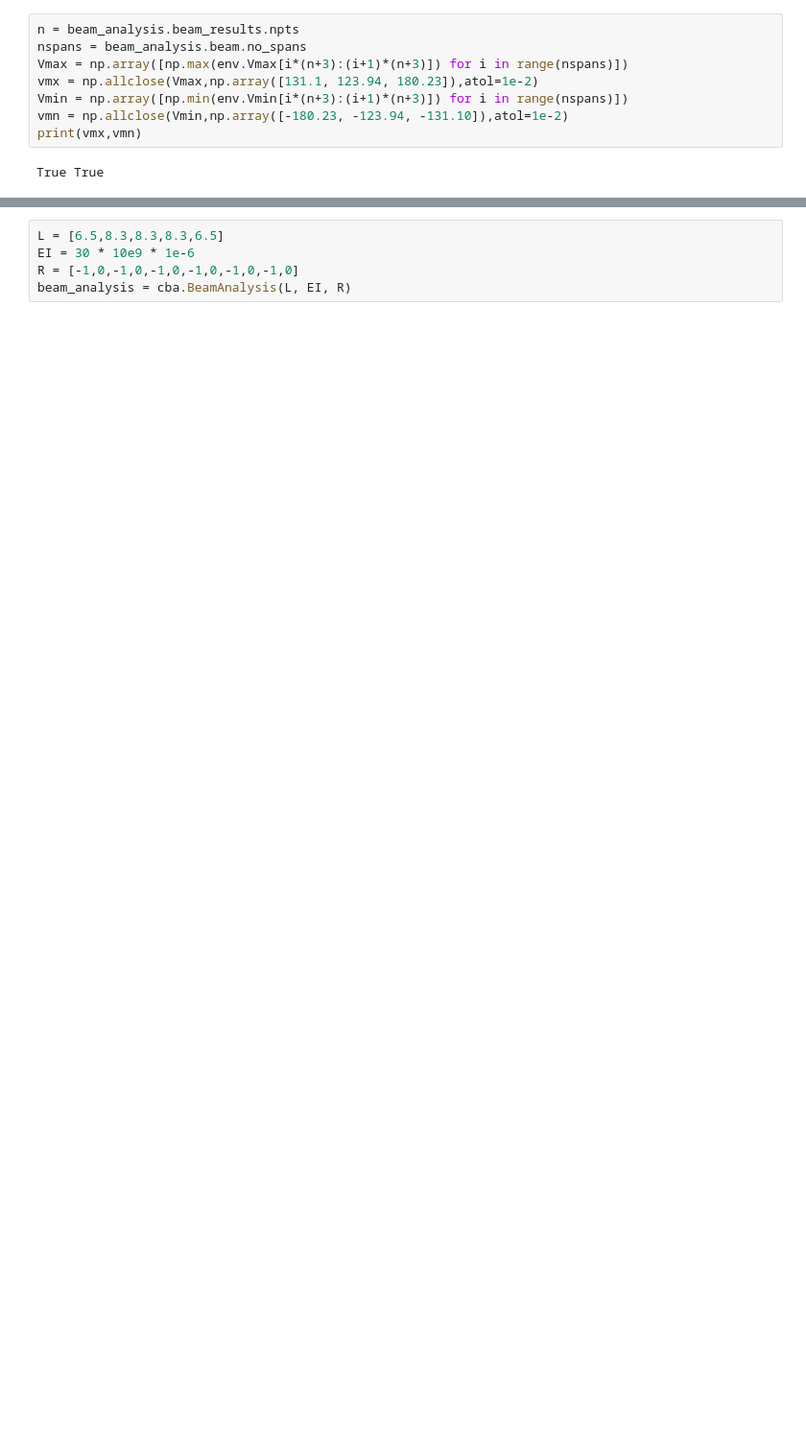
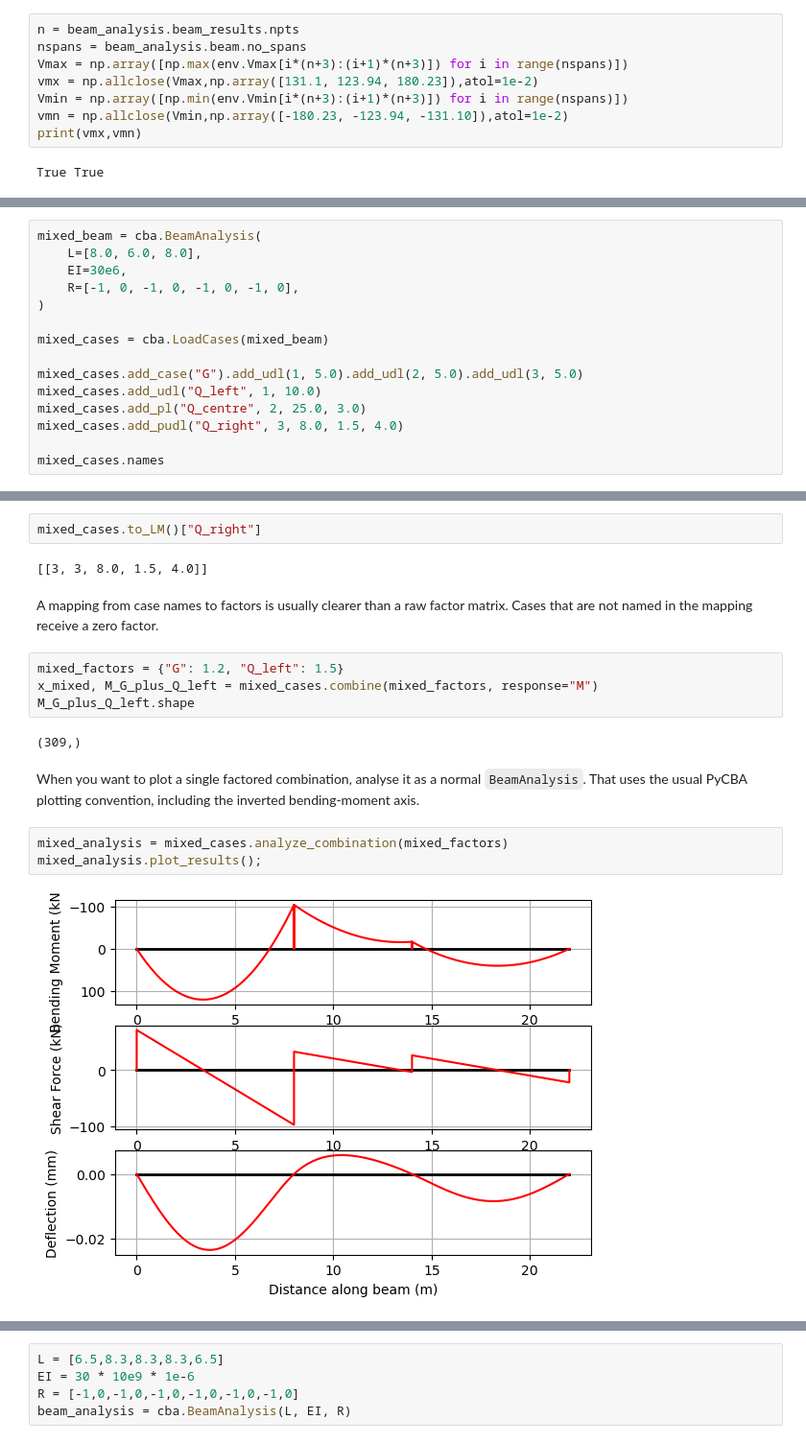
Before and after one commit to ccaprani/pycba, a Jupyter notebook: docs/source/notebooks/envelopes.ipynb, the cells around one changed output, grey strips where cells are left out. Shown at 96% size. Cells and saved outputs as stored; diff of their text form; blank space fills up the shorter version.

```diff
--- a/docs/source/notebooks/envelopes.ipynb
+++ b/docs/source/notebooks/envelopes.ipynb
@@ -95,0 +128,15 @@ True True
+# %%
+mixed_beam = cba.BeamAnalysis(
+    L=[8.0, 6.0, 8.0],
+    EI=30e6,
+    R=[-1, 0, -1, 0, -1, 0, -1, 0],
+)
+
+mixed_cases = cba.LoadCases(mixed_beam)
+
+mixed_cases.add_case("G").add_udl(1, 5.0).add_udl(2, 5.0).add_udl(3, 5.0)
+mixed_cases.add_udl("Q_left", 1, 10.0)
+mixed_cases.add_pl("Q_centre", 2, 25.0, 3.0)
+mixed_cases.add_pudl("Q_right", 3, 8.0, 1.5, 4.0)
+
+mixed_cases.names
@@ -96 +152,20 @@ True True
+# %%
+mixed_cases.to_LM()["Q_right"]
+# %% [output]
+[[3, 3, 8.0, 1.5, 4.0]]
+# %% [markdown]
+A mapping from case names to factors is usually clearer than a raw factor matrix. Cases that are not named in the mapping receive a zero factor.
+# %%
+mixed_factors = {"G": 1.2, "Q_left": 1.5}
+x_mixed, M_G_plus_Q_left = mixed_cases.combine(mixed_factors, response="M")
+M_G_plus_Q_left.shape
+# %% [output]
+(309,)
+# %% [markdown]
+When you want to plot a single factored combination, analyse it as a normal `BeamAnalysis`. That uses the usual PyCBA plotting convention, including the inverted bending-moment axis.
+# %%
+mixed_analysis = mixed_cases.analyze_combination(mixed_factors)
+mixed_analysis.plot_results();
+# %% [output]
+[figure, added]
 # %% [markdown]
```
Also changed, not shown: parts of 51 cells of this notebook, 4 other files.
